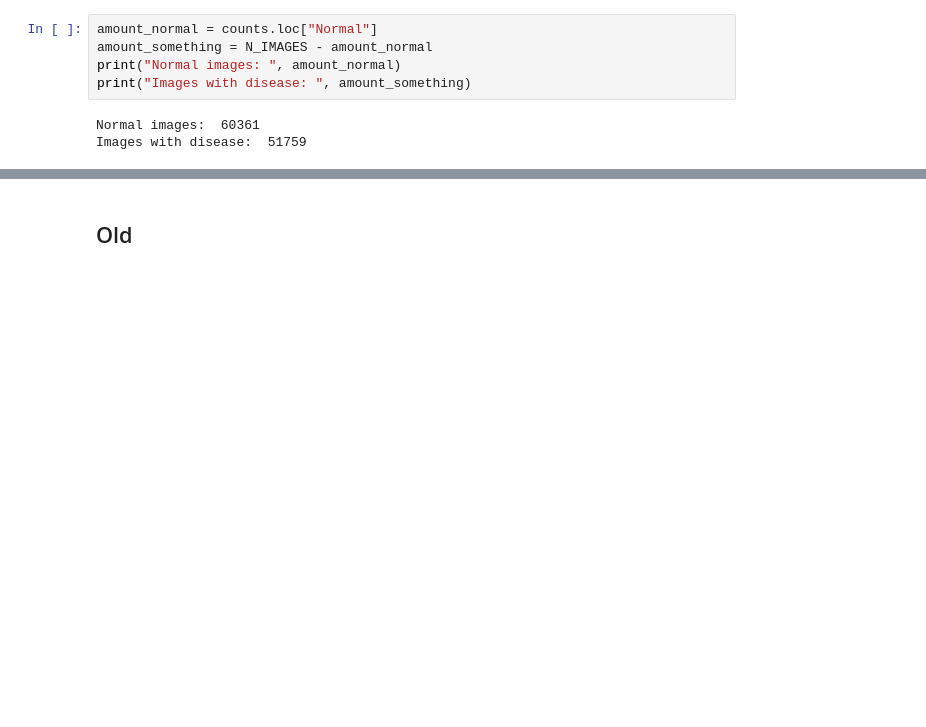
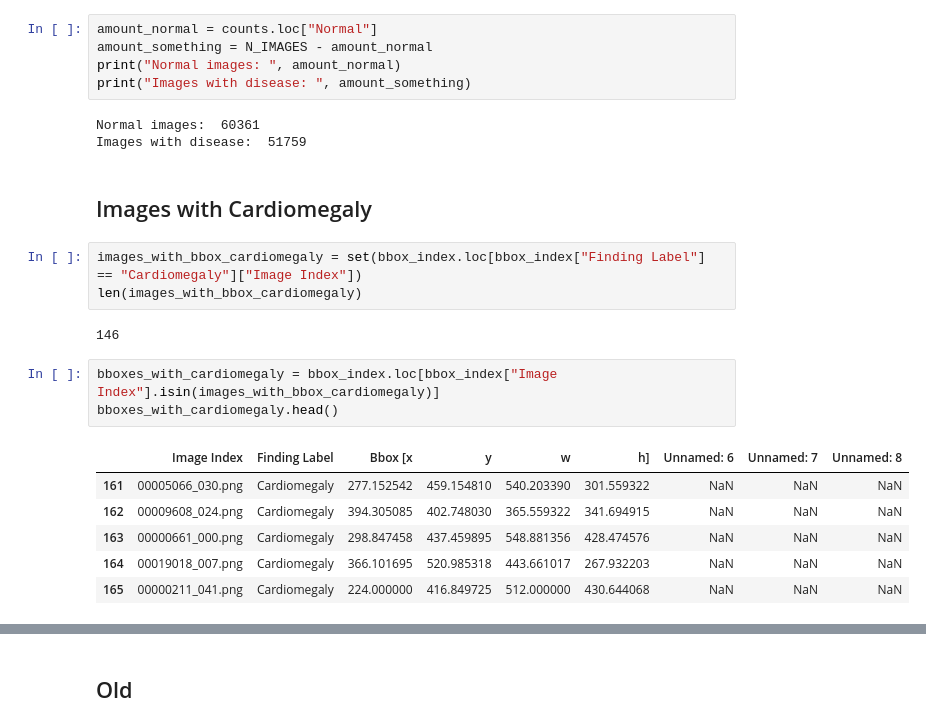
Before and after one commit to pdpino/cxr8, a Jupyter notebook: Dataset.ipynb, the cells around one changed output, grey strips where cells are left out. Drawn from its saved outputs; the diff is of its cells as text; blank space fills up the shorter version.

```diff
--- a/Dataset.ipynb
+++ b/Dataset.ipynb
@@ -374,3 +374,20 @@ print("Images with disease: ", amount_something)
 # %% [output]
 Normal images:  60361
 Images with disease:  51759
+# %% [markdown]
+## Images with Cardiomegaly
+# %%
+images_with_bbox_cardiomegaly = set(bbox_index.loc[bbox_index["Finding Label"] == "Cardiomegaly"]["Image Index"])
+len(images_with_bbox_cardiomegaly)
+# %% [output]
+146
+# %%
+bboxes_with_cardiomegaly = bbox_index.loc[bbox_index["Image Index"].isin(images_with_bbox_cardiomegaly)]
+bboxes_with_cardiomegaly.head()
+# %% [output]
+|  | Image Index | Finding Label | Bbox [x | y | w | h] | Unnamed: 6 | Unnamed: 7 | Unnamed: 8 |
+| 161 | 00005066_030.png | Cardiomegaly | 277.152542 | 459.154810 | 540.203390 | 301.559322 | NaN | NaN | NaN |
+| 162 | 00009608_024.png | Cardiomegaly | 394.305085 | 402.748030 | 365.559322 | 341.694915 | NaN | NaN | NaN |
+| 163 | 00000661_000.png | Cardiomegaly | 298.847458 | 437.459895 | 548.881356 | 428.474576 | NaN | NaN | NaN |
+| 164 | 00019018_007.png | Cardiomegaly | 366.101695 | 520.985318 | 443.661017 | 267.932203 | NaN | NaN | NaN |
+| 165 | 00000211_041.png | Cardiomegaly | 224.000000 | 416.849725 | 512.000000 | 430.644068 | NaN | NaN | NaN |
```
Also changed, not shown: parts of 4 cells of this notebook, 11 other files.
